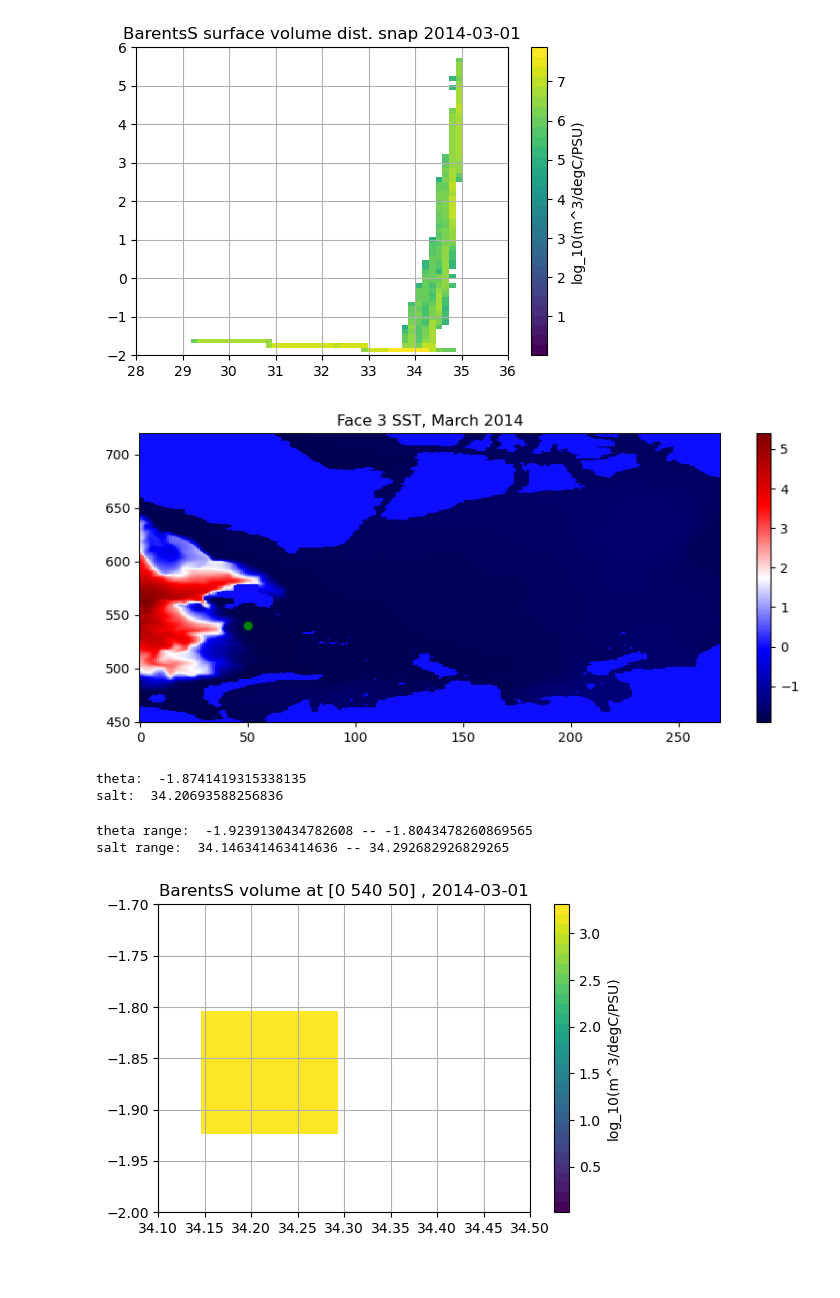
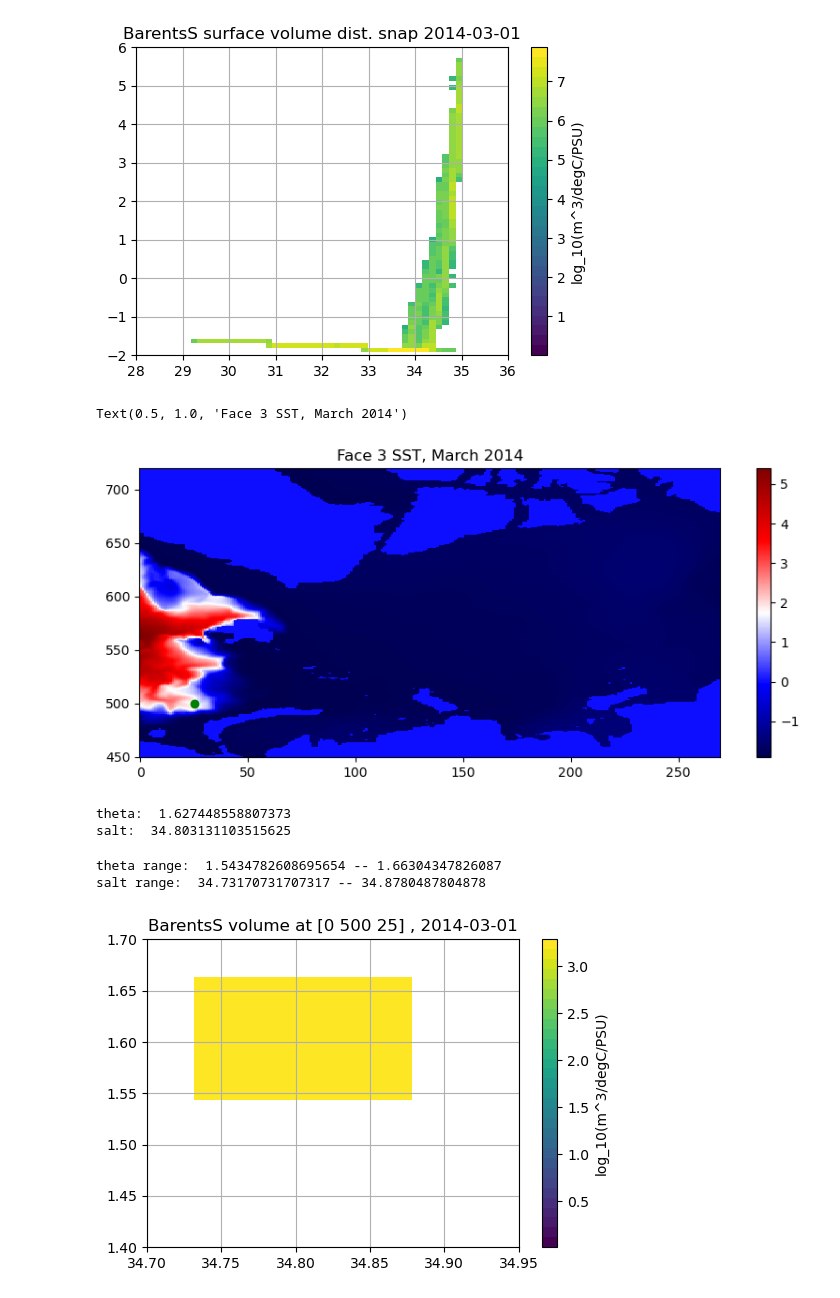
Before and after one commit to margaretmurakami/crios_backups, a Jupyter notebook: ASTE_270/Pemberton/Tendencies/single_cell_Jterms.ipynb, the cells around one changed output. Drawn from its saved outputs; the diff is of its cells as text; code cells hidden in the pictures.

Commit message:
added plots for single point

```diff
--- a/ASTE_270/Pemberton/Tendencies/single_cell_Jterms.ipynb
+++ b/ASTE_270/Pemberton/Tendencies/single_cell_Jterms.ipynb
@@ -542,6 +545,9 @@ pt = np.array([[50,540,4],       # this is organized as x,y,z
                [100,600,10]])
 
 y,x = 540,50
+
+pt = np.array([[50,540,0],
+               [25,500,0]])      # first is an extreme point, second is a more "normal" or midrange point for 03/2014
 # %%
 # Data variables (as given in your initial code)
 a = budgO['saltfluxes']['tend']
@@ -1020,26 +1026,27 @@ XV,YV = np.meshgrid(np.arange(0,270,1),np.arange(450,720,1))
 plt.pcolormesh(XV,YV,theta[0][450:720,:270],cmap='seismic')
 plt.colorbar()
 # more extreme point at T_f
-x = 50
-y = 540
-z = 0
+x = pt[0][0]
+y = pt[0][1]
+z = pt[0][2]
 
 # basic point in the middle range of TS
-# x = 25
-# y = 500
-# z = 0
+x = pt[1][0]
+y = pt[1][1]
+z = pt[1][2]
 
 plt.plot(x,y,'o',color="green")
 plt.title("Face 3 SST, March 2014")
-plt.savefig(path + "BarentsS_pointatTf_March2014.png",dpi=300)
+# plt.savefig(path + "BarentsS_pointatTf_March2014.png",dpi=300)
 # %% [output]
+Text(0.5, 1.0, 'Face 3 SST, March 2014')
-[figure, old version]
+[figure, new version]
 # %%
 print("theta: ",theta[z,y,x])
 print("salt: ",salt[z,y,x])
 # %% [output]
-theta:  -1.8741419315338135
-salt:  34.20693588256836
+theta:  1.627448558807373
+salt:  34.803131103515625
 # %%
 # get the indices for a sample TS bin
 iTpt = int(binned_theta[z,y,x])
@@ -1049,8 +1056,8 @@ print("salt range: ",binsSLT_edges[iSpt],"--",binsSLT_edges[iSpt+1])
 
 # get the binwidth for that TS bin
 # %% [output]
-theta range:  -1.9239130434782608 -- -1.8043478260869565
-salt range:  34.146341463414636 -- 34.292682926829265
+theta range:  1.5434782608695654 -- 1.66304347826087
+salt range:  34.73170731707317 -- 34.8780487804878
 # %%
 # pick this bin in the volume, mask it and plot
 mesh_pt = np.zeros((nS, nT))
@@ -1058,28 +1065,28 @@ mesh_pt[iSpt,iTpt] += vol[0,z,y,x]
 # %%
 # just plot volume to start ( I am scared I messed something up )
 # remake the previous figure with scaled arrows
 fig = plt.figure(figsize=(6,4))
 
 sfact = 6   # scale factor for x (PSU in denom, multiply out)
 arrow_length = 0.25     # for the sverdrup arrows
 step=2
 t = 0
 U = .25
 
 ax1 = plt.subplot(111)
 cb1 = ax1.pcolormesh(Sbin, Tbin, np.log10(mesh_pt), cmap=cmap2, vmin=0.01)
 # U1, V1 = -G_S_vec_m1,G_T_vec_m1/16
 # q1 = ax1.quiver(Sbincent[::step,::step], Tbincent[::step,::step], U1[::step,::step], V1[::step,::step], width=0.005,scale=2e0)
 plt.colorbar(cb1, label="log_10(m^3/degC/PSU)")
 ax1.set_title(strb[iB] + " volume at [" + str(z) + " " + str(y) + " " + str(x) + "] , " + datetimes[0].strftime("%Y-%m-%d"))
-ax1.set_xlim(34.1,34.5)
-ax1.set_ylim(-2,-1.7)
+ax1.set_xlim(34.7,34.95)
+ax1.set_ylim(1.4,1.7)
 ax1.grid()
 # ax1.quiverkey(q1,X=0.1,Y=0.9,U = U,label=str(U) + " Sv")
 
-plt.savefig(path + "BarentsS_volume_March2014_pt_tf.png",dpi=300)
+# plt.savefig(path + "BarentsS_volume_March2014_pt_tf.png",dpi=300)
 # %% [output]
-[figure, old version]
+[figure, new version]
 # %%
 # show the vectors for each
 aT = budgO['heatfluxes']['tend']
```
Also changed, not shown: parts of 12 cells of this notebook.
